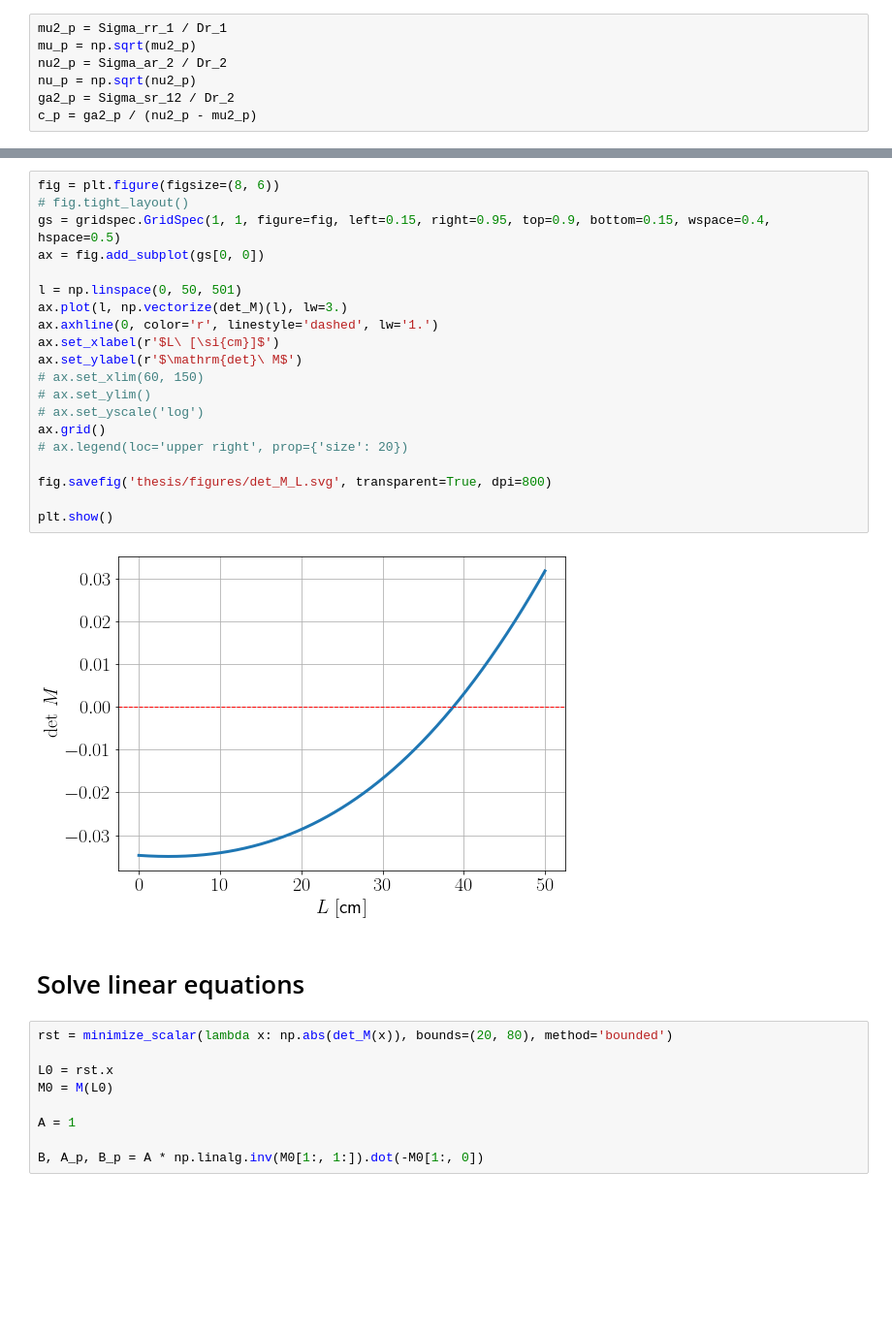
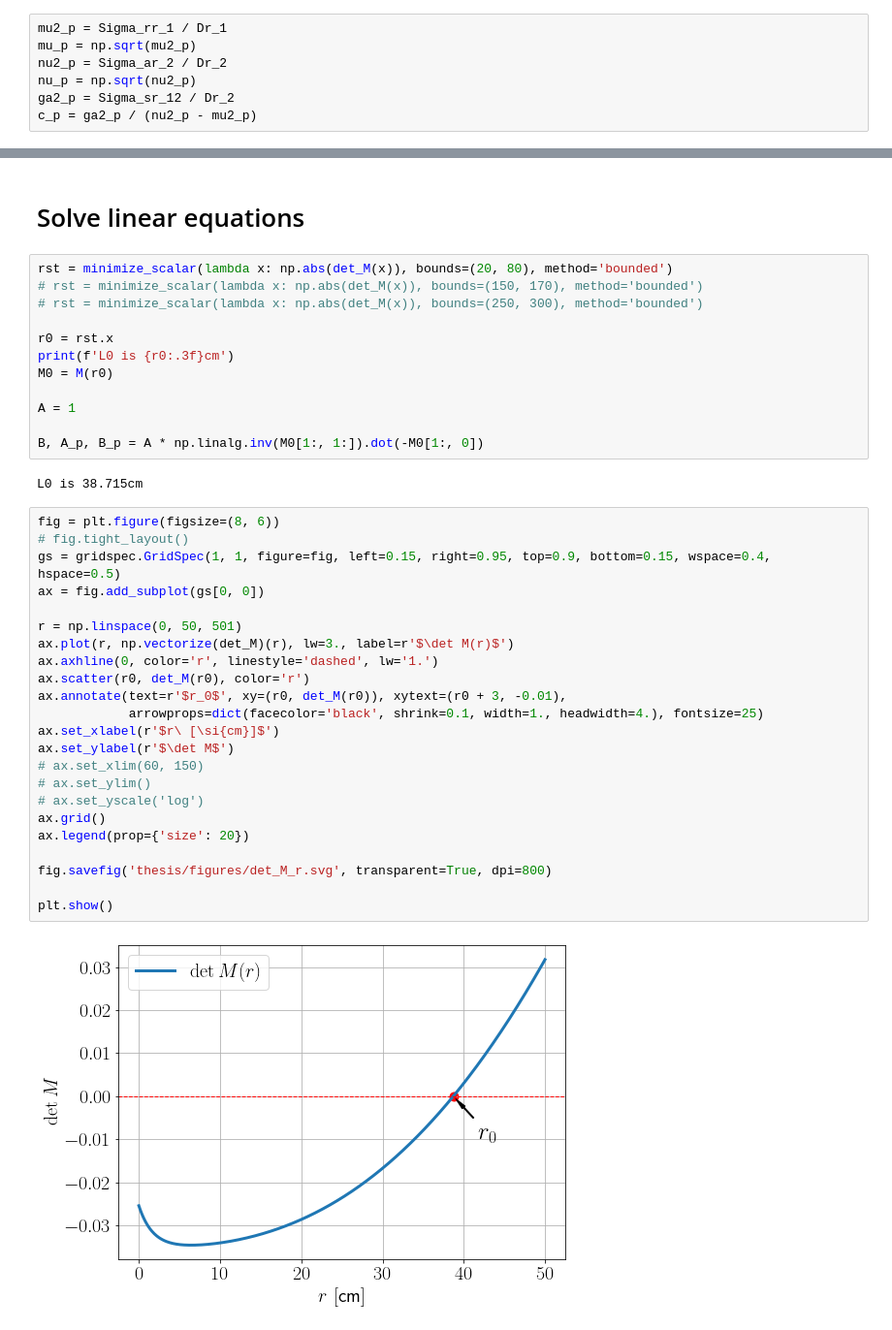
Before and after one commit to dachengx/Group2Flux, a Jupyter notebook: groups.ipynb, the cells around one changed output, grey strips where cells are left out. Shown at 97% size. Saved outputs shown, nothing was run; the diff lists cells and outputs as text; blank space fills up the shorter version.

```diff
--- a/groups.ipynb
+++ b/groups.ipynb
@@ -106,33 +106,41 @@ def det_M(L):
-# %%
-fig = plt.figure(figsize=(8, 6))
-# fig.tight_layout()
-gs = gridspec.GridSpec(1, 1, figure=fig, left=0.15, right=0.95, top=0.9, bottom=0.15, wspace=0.4, hspace=0.5)
-ax = fig.add_subplot(gs[0, 0])
-
-l = np.linspace(0, 50, 501)
-ax.plot(l, np.vectorize(det_M)(l), lw=3.)
-ax.axhline(0, color='r', linestyle='dashed', lw='1.')
-ax.set_xlabel(r'$L\ [\si{cm}]$')
-ax.set_ylabel(r'$\mathrm{det}\ M$')
-# ax.set_xlim(60, 150)
-# ax.set_ylim()
-# ax.set_yscale('log')
-ax.grid()
-# ax.legend(loc='upper right', prop={'size': 20})
-
-fig.savefig('thesis/figures/det_M_L.svg', transparent=True, dpi=800)
-
-plt.show()
-# %% [output]
-[figure, removed]
 # %% [markdown]
 # Solve linear equations
 # %%
 rst = minimize_scalar(lambda x: np.abs(det_M(x)), bounds=(20, 80), method='bounded')
+# rst = minimize_scalar(lambda x: np.abs(det_M(x)), bounds=(150, 170), method='bounded')
+# rst = minimize_scalar(lambda x: np.abs(det_M(x)), bounds=(250, 300), method='bounded')
 
-L0 = rst.x
-M0 = M(L0)
+r0 = rst.x
+print(f'L0 is {r0:.3f}cm')
+M0 = M(r0)
 
 A = 1
 
 B, A_p, B_p = A * np.linalg.inv(M0[1:, 1:]).dot(-M0[1:, 0])
+# %% [output]
+L0 is 38.715cm
+# %%
+fig = plt.figure(figsize=(8, 6))
+# fig.tight_layout()
+gs = gridspec.GridSpec(1, 1, figure=fig, left=0.15, right=0.95, top=0.9, bottom=0.15, wspace=0.4, hspace=0.5)
+ax = fig.add_subplot(gs[0, 0])
+
+r = np.linspace(0, 50, 501)
+ax.plot(r, np.vectorize(det_M)(r), lw=3., label=r'$\det M(r)$')
+ax.axhline(0, color='r', linestyle='dashed', lw='1.')
+ax.scatter(r0, det_M(r0), color='r')
+ax.annotate(text=r'$r_0$', xy=(r0, det_M(r0)), xytext=(r0 + 3, -0.01),
+            arrowprops=dict(facecolor='black', shrink=0.1, width=1., headwidth=4.), fontsize=25)
+ax.set_xlabel(r'$r\ [\si{cm}]$')
+ax.set_ylabel(r'$\det M$')
+# ax.set_xlim(60, 150)
+# ax.set_ylim()
+# ax.set_yscale('log')
+ax.grid()
+ax.legend(prop={'size': 20})
+
+fig.savefig('thesis/figures/det_M_r.svg', transparent=True, dpi=800)
+
+plt.show()
+# %% [output]
+[figure, added]
```
Also changed, not shown: parts of 6 cells of this notebook.
